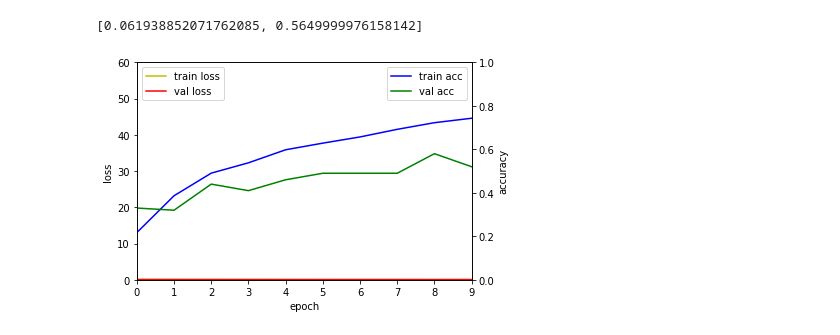
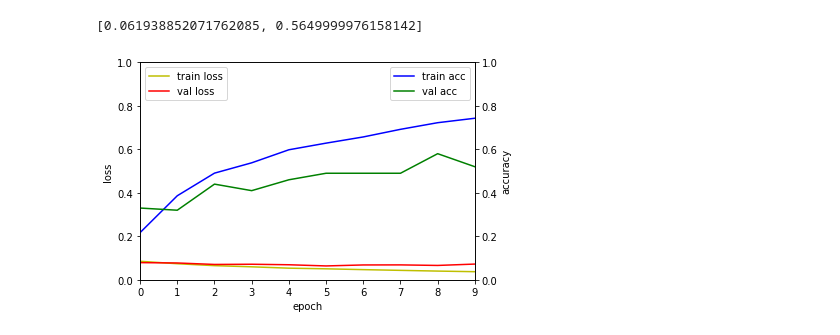
Before and after one commit to uyan21/deepLearningStudy, a Jupyter notebook: smnist.ipynb, the cells around one changed output. Drawn from its saved outputs; the diff is of its cells as text; code cells hidden in the pictures.

```diff
--- a/smnist.ipynb
+++ b/smnist.ipynb
@@ -180,20 +180,20 @@ model.evaluate(x_test,y_test)
 # %%
 #배치 사이즈 조절하면 정확도 더 높을 것 같음
 fig, loss_ax = plt.subplots()
 acc_ax = loss_ax.twinx()
-loss_ax.axis([0,9,0,60])
+loss_ax.axis([0,9,0,1])
 loss_ax.plot(hist.history['loss'], 'y', label='train loss')
 loss_ax.plot(hist.history['val_loss'], 'r', label='val loss')
 loss_ax.set_xlabel('epoch')
 loss_ax.set_ylabel('loss')
 loss_ax.legend(loc='upper left')
 
 acc_ax.axis([0,9,0,1])
 acc_ax.plot(hist.history['accuracy'], 'b', label='train acc')
 acc_ax.plot(hist.history['val_accuracy'], 'g', label='val acc')
 acc_ax.set_ylabel('accuracy')
 acc_ax.legend(loc='upper right')
 
 plt.show()
 # %% [output]
-[figure, old version]
+[figure, new version]
```
